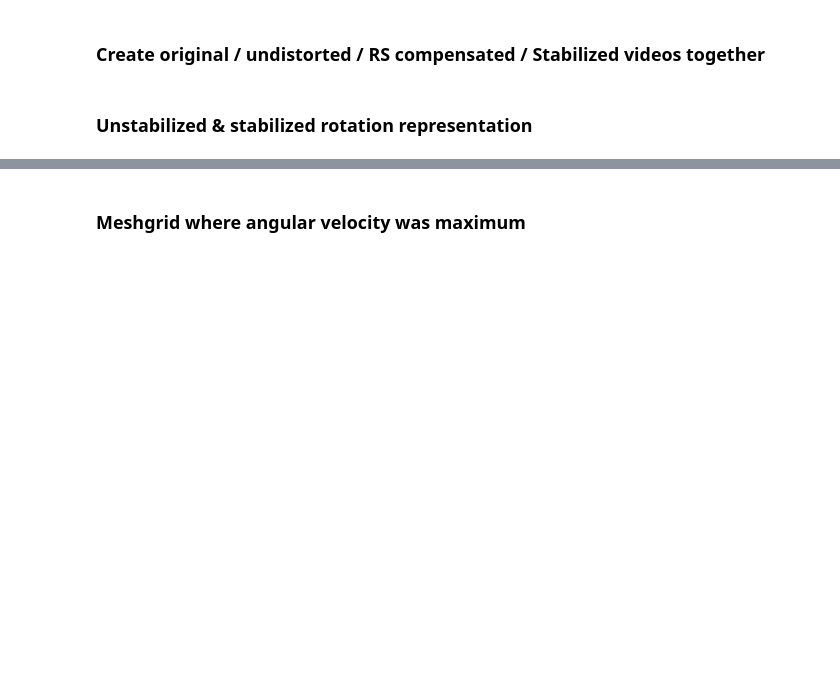
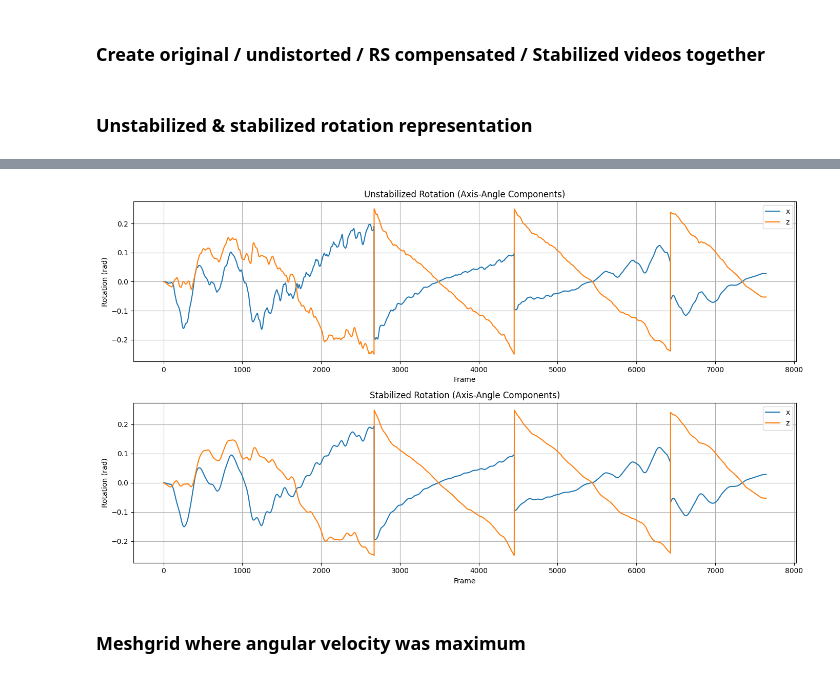
Before and after one commit to annastasyshyn/cv-homework-2, a Jupyter notebook: homework2.ipynb, the cells around one changed output, grey strips where cells are left out. Cells and saved outputs as stored; diff of their text form; code cells hidden in the pictures; blank space fills up the shorter version.

```diff
--- a/homework2.ipynb
+++ b/homework2.ipynb
@@ -381,3 +375,32 @@ plt.show()
+# %%
+plt.figure(figsize=(14, 8))
+
+# Unstabilized rotation components
+unstabilized_rotation = np.array(unstabilized_rotation)
+plt.subplot(2, 1, 1)
+plt.plot(unstabilized_rotation[:, 0], label='x')
+plt.plot(unstabilized_rotation[:, 2], label='z')
+plt.title('Unstabilized Rotation (Axis-Angle Components)')
+plt.xlabel('Frame')
+plt.ylabel('Rotation (rad)')
+plt.legend()
+plt.grid(True)
+
+# Stabilized rotation components
+stabilized_rotations = np.array(stabilized_rotations)
+plt.subplot(2, 1, 2)
+plt.plot(stabilized_rotations[:, 0], label='x')
+plt.plot(stabilized_rotations[:, 2], label='z')
+plt.title('Stabilized Rotation (Axis-Angle Components)')
+plt.xlabel('Frame')
+plt.ylabel('Rotation (rad)')
+plt.legend()
+plt.grid(True)
+
+plt.tight_layout()
+plt.show()
+# %% [output]
+[figure, added]
 # %% [markdown]
 ### Meshgrid where angular velocity was maximum
 # %%
```
Also changed, not shown: parts of 7 cells of this notebook.
